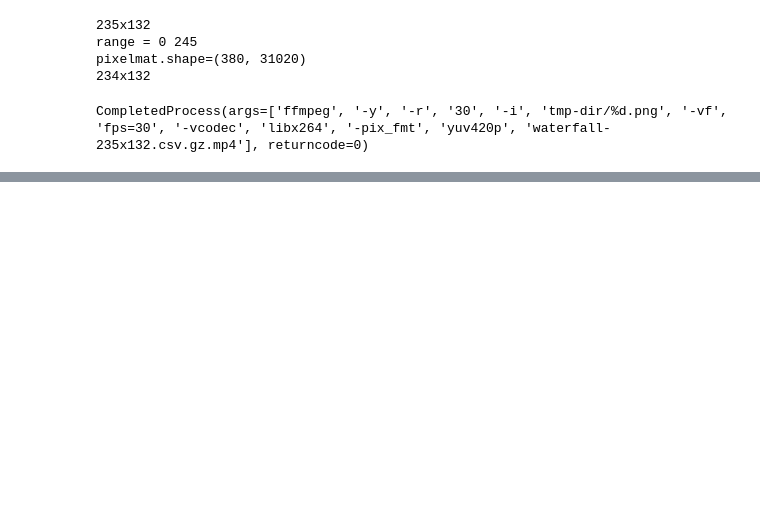
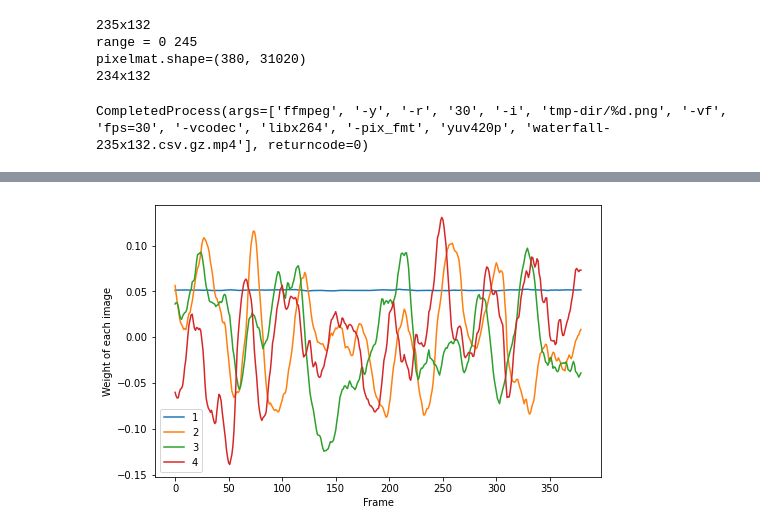
Before and after one commit to lwa19/waterfallDMD, a Jupyter notebook: vid-csv.ipynb, the cells around one changed output, grey strips where cells are left out. Saved outputs shown, nothing was run; the diff lists cells and outputs as text; code cells hidden in the pictures; blank space fills up the shorter version.

```diff
--- a/vid-csv.ipynb
+++ b/vid-csv.ipynb
@@ -68,0 +91,10 @@ CompletedProcess(args=['ffmpeg', '-y', '-r', '30', '-i', 'tmp-dir/%d.png', '-vf'
+# %%
+fig, ax = plt.subplots(1, figsize=(8,5))
+for i in range(4):
+    x = -np.array(list(U[:,i].flat))
+    plt.plot(x, label=i+1)
+plt.xlabel('Frame'); plt.ylabel('Weight of each image')
+plt.legend()
+plt.show()
+# %% [output]
+[figure, added]
```
Also changed, not shown: parts of 3 cells of this notebook.
